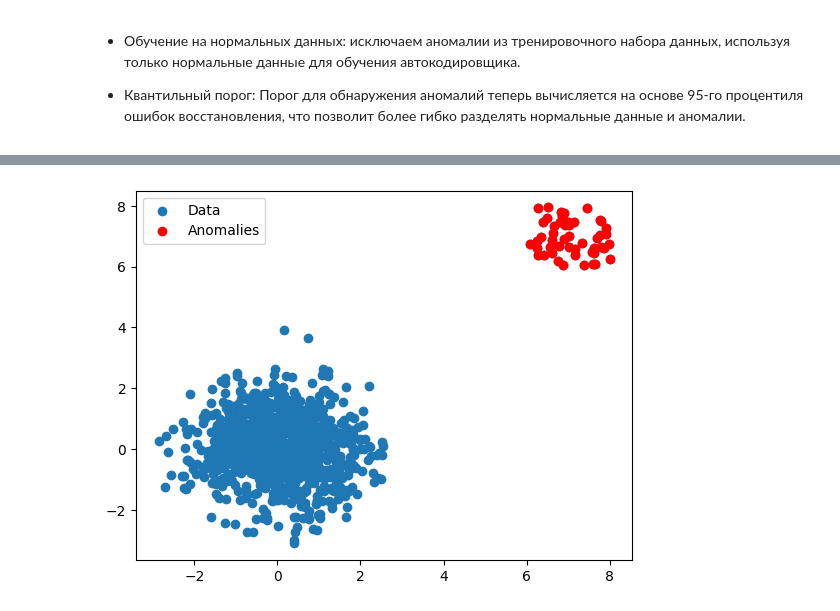
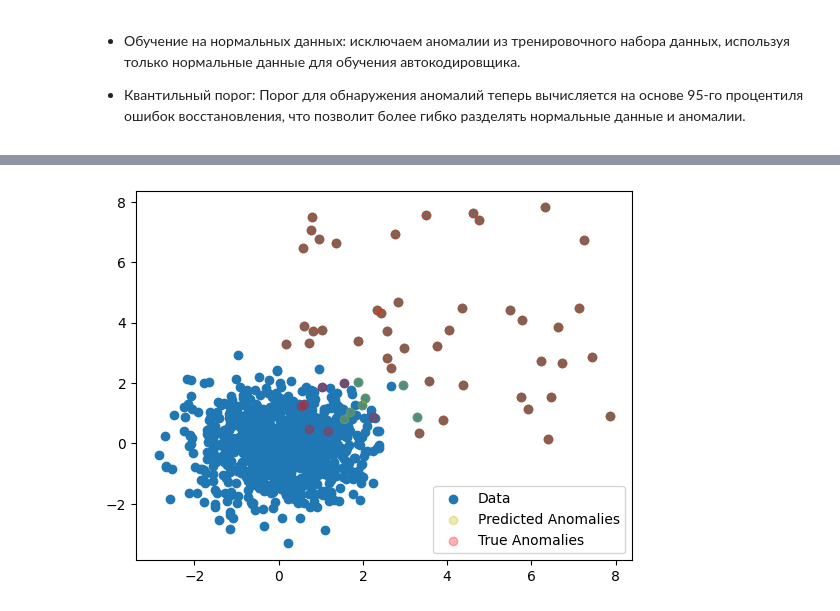
Before and after one commit to TAUforPython/BioMedAI, a Jupyter notebook: ML - autoencoder - anomaly detection.ipynb, the cells around one changed output, grey strips where cells are left out. Drawn from its saved outputs; the diff is of its cells as text; code cells hidden in the pictures.

```diff
--- a/ML - autoencoder - anomaly detection.ipynb
+++ b/ML - autoencoder - anomaly detection.ipynb
@@ -14,13 +14,13 @@ import matplotlib.pyplot as plt
 # %%
 # Генерация синтетических данных
 class SyntheticDataset(Dataset):
-    def __init__(self, num_samples=1000):
+    def __init__(self, num_samples=1000, num_anomaly = 0.05):
         self.num_samples = num_samples
         # Нормальные данные (около нуля)
         self.data = np.random.randn(num_samples, 2)
-        # Добавляем аномалии (несколько точек вдали от нуля)
-        num_anomalies = int(0.05 * num_samples)
-        anomalies = np.random.uniform(low=6, high=8, size=(num_anomalies, 2))
+        # Добавляем аномалии (num_anomaly = % точек вдали от нуля)
+        num_anomalies = int(num_anomaly * num_samples)
+        anomalies = np.random.uniform(low=0, high=8, size=(num_anomalies, 2))
         self.data[:num_anomalies] = anomalies
 
     def __len__(self):
@@ -101,0 +99,11 @@ dataset = SyntheticDataset()
+# %%
+# Создаем набор данных
+num_anomaly=0.05
+dataset = SyntheticDataset(num_anomaly=num_anomaly)
+plt.scatter(dataset[:, 0], dataset[:, 1], label='Data')
+
+num_anomalies = int(len(dataset) * num_anomaly)
+
+plt.scatter(dataset[:num_anomalies, 0], dataset[:num_anomalies, 1], color='g', label='Anomalies')
+plt.legend()
+plt.show()
@@ -102,4 +112,5 @@ dataset = SyntheticDataset()
 # %%
 # Отбираем только нормальные данные для обучения
-normal_data = dataset.data[int(0.05 * dataset.num_samples):]  # Исключаем первые 5% аномалий
+normal_data = dataset.data[int(num_anomaly * dataset.num_samples):]  # Исключаем первые 5% аномалий
 normal_dataset = torch.tensor(normal_data, dtype=torch.float32)
+plt.scatter(normal_dataset[:, 0], normal_dataset[:, 1], label='Data')
@@ -140,9 +154,13 @@ threshold: 0.1197
 # %%
 # Визуализация результатов
 data = dataset.data
 plt.scatter(data[:, 0], data[:, 1], label='Data')
-plt.scatter(data[anomalies, 0], data[anomalies, 1], color='r', label='Anomalies')
+plt.scatter(data[anomalies, 0], data[anomalies, 1], color='y', label='Predicted Anomalies', alpha=0.3)
+
+num_anomalies = int(len(dataset) * num_anomaly)
+plt.scatter(dataset[:num_anomalies, 0], dataset[:num_anomalies, 1], color='r', label='True Anomalies', alpha=0.3)
+
 plt.legend()
 plt.show()
 # %% [output]
-[figure, old version]
+[figure, new version]
```
Also changed, not shown: parts of 4 cells of this notebook.
